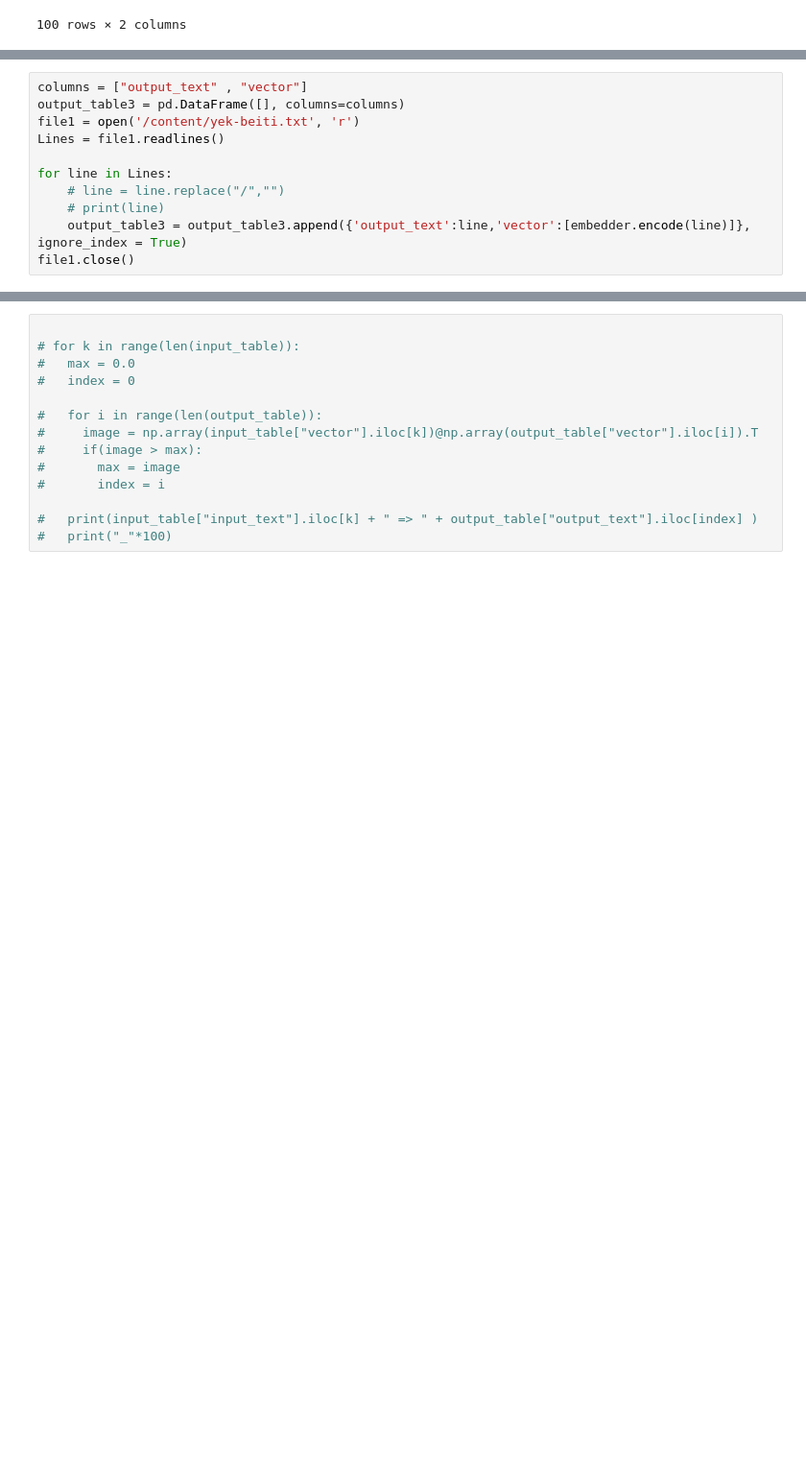
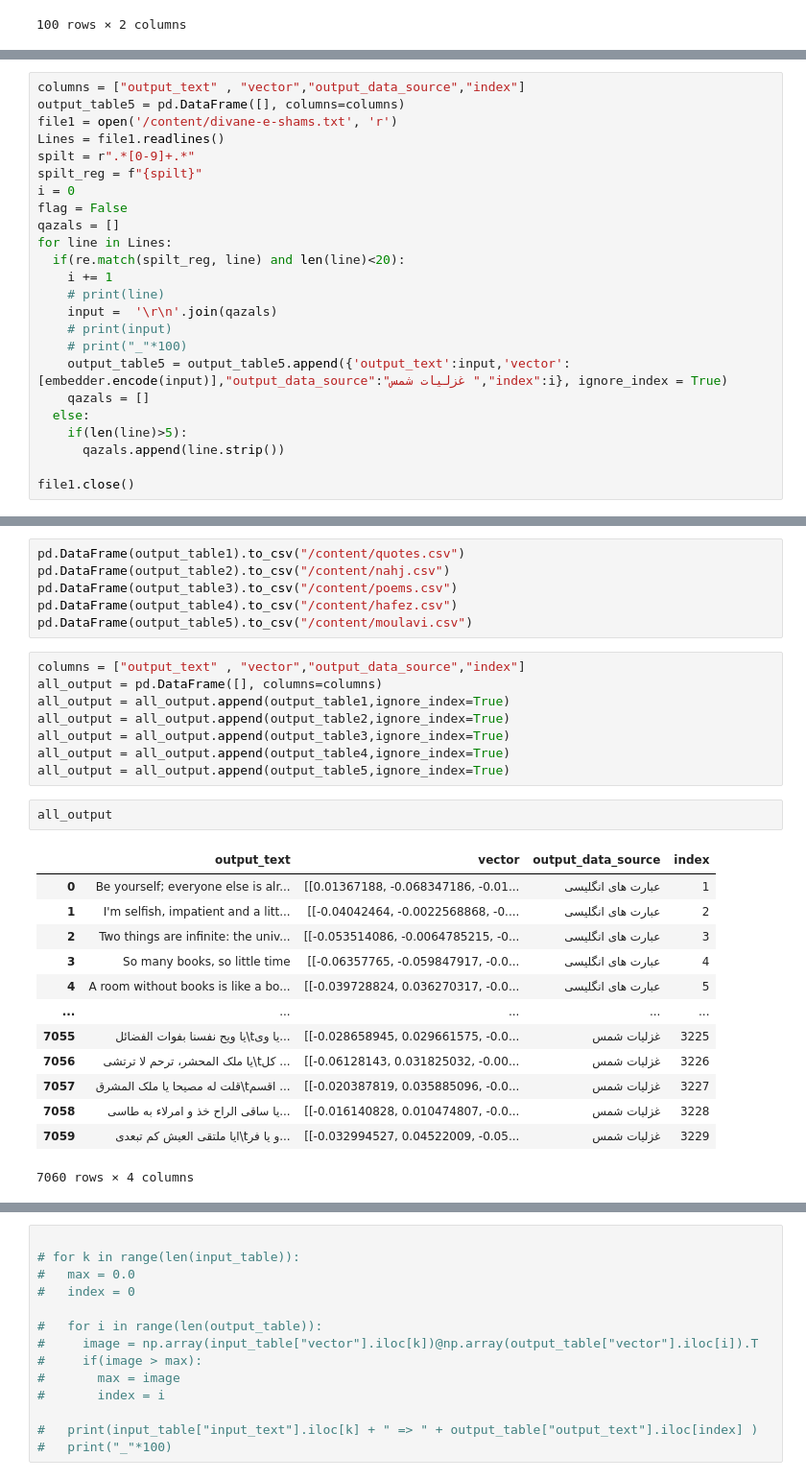
Before and after one commit to Mohamadrezakamali/text-enrich, a Jupyter notebook: LaBSE.ipynb, the cells around one changed output, grey strips where cells are left out. Shown: that part at 96% size. Cells and saved outputs as stored; diff of their text form; blank space fills up the shorter version.

```diff
--- a/LaBSE.ipynb
+++ b/LaBSE.ipynb
@@ -205,12 +230 @@ for line in Lines:
 file1.close()
-# %%
-columns = ["output_text" , "vector"]
-output_table3 = pd.DataFrame([], columns=columns)
-file1 = open('/content/yek-beiti.txt', 'r')
-Lines = file1.readlines()
-
-for line in Lines:
-    # line = line.replace("/","")
-    # print(line)
-    output_table3 = output_table3.append({'output_text':line,'vector':[embedder.encode(line)]}, ignore_index = True)
-file1.close()
@@ -272,2 +317,26 @@ output_table4
+# %%
+columns = ["output_text" , "vector","output_data_source","index"]
+output_table5 = pd.DataFrame([], columns=columns)
+file1 = open('/content/divane-e-shams.txt', 'r')
+Lines = file1.readlines()
+spilt = r".*[0-9]+.*"
+spilt_reg = f"{spilt}"
+i = 0
+flag = False
+qazals = []
+for line in Lines:
+  if(re.match(spilt_reg, line) and len(line)<20):
+    i += 1
+    # print(line)
+    input =  '\r\n'.join(qazals)
+    # print(input)
+    # print("_"*100)
+    output_table5 = output_table5.append({'output_text':input,'vector':[embedder.encode(input)],"output_data_source":"غزلیات شمس ","index":i}, ignore_index = True)
+    qazals = []
+  else:
+    if(len(line)>5):
+      qazals.append(line.strip())
+
+file1.close()
 # %%
 output_table5
@@ -273,0 +357,30 @@ output_table5
+# %%
+pd.DataFrame(output_table1).to_csv("/content/quotes.csv")
+pd.DataFrame(output_table2).to_csv("/content/nahj.csv")
+pd.DataFrame(output_table3).to_csv("/content/poems.csv")
+pd.DataFrame(output_table4).to_csv("/content/hafez.csv")
+pd.DataFrame(output_table5).to_csv("/content/moulavi.csv")
+# %%
+columns = ["output_text" , "vector","output_data_source","index"]
+all_output = pd.DataFrame([], columns=columns)
+all_output = all_output.append(output_table1,ignore_index=True)
+all_output = all_output.append(output_table2,ignore_index=True)
+all_output = all_output.append(output_table3,ignore_index=True)
+all_output = all_output.append(output_table4,ignore_index=True)
+all_output = all_output.append(output_table5,ignore_index=True)
+# %%
+all_output
+# %% [output]
+|  | output_text | vector | output_data_source | index |
+| 0 | Be yourself; everyone else is alr... | [[0.01367188, -0.068347186, -0.01... | عبارت های انگلیسی | 1 |
+| 1 | I'm selfish, impatient and a litt... | [[-0.04042464, -0.0022568868, -0.... | عبارت های انگلیسی | 2 |
+| 2 | Two things are infinite: the univ... | [[-0.053514086, -0.0064785215, -0... | عبارت های انگلیسی | 3 |
+| 3 | So many books, so little time | [[-0.06357765, -0.059847917, -0.0... | عبارت های انگلیسی | 4 |
+| 4 | A room without books is like a bo... | [[-0.039728824, 0.036270317, -0.0... | عبارت های انگلیسی | 5 |
+| ... | ... | ... | ... | ... |
+| 7055 | یا ویح نفسنا بفوات الفضائل\tیا وی... | [[-0.028658945, 0.029661575, -0.0... | غزلیات شمس | 3225 |
+| 7056 | یا ملک المحشر، ترحم لا ترتشی\tکل ... | [[-0.06128143, 0.031825032, -0.00... | غزلیات شمس | 3226 |
+| 7057 | قلت له مصیحا یا ملک المشرق\tاقسم ... | [[-0.020387819, 0.035885096, -0.0... | غزلیات شمس | 3227 |
+| 7058 | یا ساقی الراح خذ و امرلاء به طاسی... | [[-0.016140828, 0.010474807, -0.0... | غزلیات شمس | 3228 |
+| 7059 | ایا ملتقی العیش کم تبعدی\tو یا فر... | [[-0.032994527, 0.04522009, -0.05... | غزلیات شمس | 3229 |
+7060 rows × 4 columns
```
Also changed, not shown: parts of 18 cells of this notebook.
